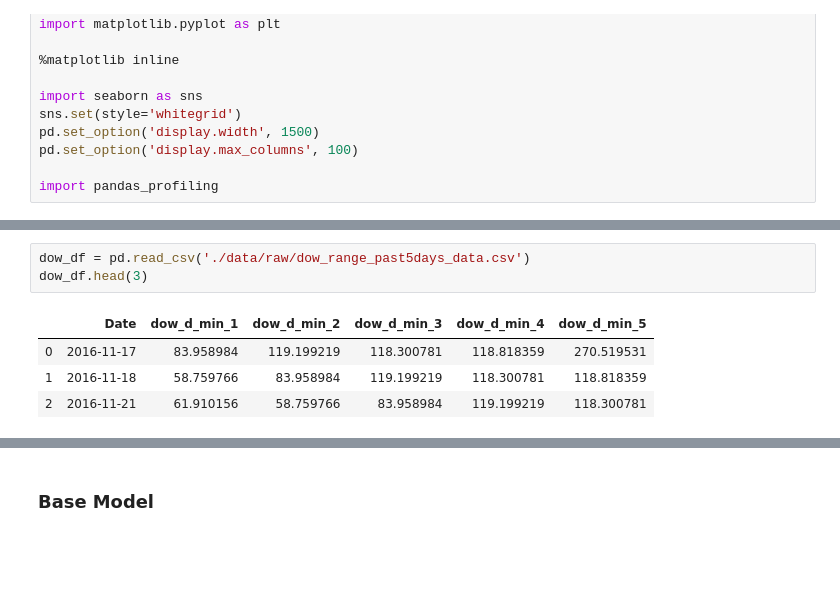
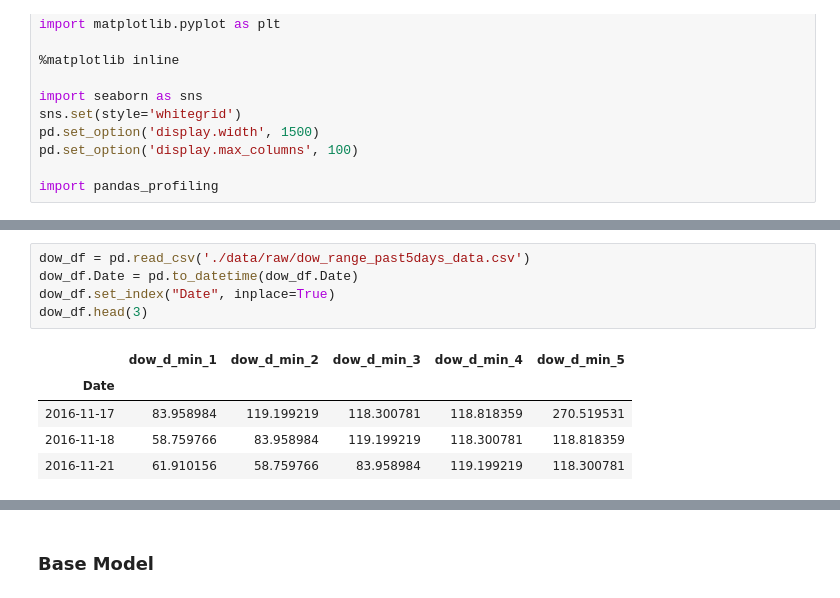
Before and after one commit to ddemarco96/FinalProject40, a Jupyter notebook: Milestone4_Dylan.ipynb, the cells around one changed output, grey strips where cells are left out. Cells and saved outputs as stored; diff of their text form; blank space fills up the shorter version.

Commit message:
Create model dataframes

```diff
--- a/Milestone4_Dylan.ipynb
+++ b/Milestone4_Dylan.ipynb
@@ -50,8 +66,11 @@ tweet_df.groupby('ref_date').agg({'polarity':['mean', 'max'], 'word_mentions':'s
 # %%
 dow_df = pd.read_csv('./data/raw/dow_range_past5days_data.csv')
+dow_df.Date = pd.to_datetime(dow_df.Date)
+dow_df.set_index("Date", inplace=True)
 dow_df.head(3)
 # %% [output]
-|  | Date | dow_d_min_1 | dow_d_min_2 | dow_d_min_3 | dow_d_min_4 | dow_d_min_5 |
-| 0 | 2016-11-17 | 83.958984 | 119.199219 | 118.300781 | 118.818359 | 270.519531 |
-| 1 | 2016-11-18 | 58.759766 | 83.958984 | 119.199219 | 118.300781 | 118.818359 |
-| 2 | 2016-11-21 | 61.910156 | 58.759766 | 83.958984 | 119.199219 | 118.300781 |
+|  | dow_d_min_1 | dow_d_min_2 | dow_d_min_3 | dow_d_min_4 | dow_d_min_5 |
+| Date |  |  |  |  |  |
+| 2016-11-17 | 83.958984 | 119.199219 | 118.300781 | 118.818359 | 270.519531 |
+| 2016-11-18 | 58.759766 | 83.958984 | 119.199219 | 118.300781 | 118.818359 |
+| 2016-11-21 | 61.910156 | 58.759766 | 83.958984 | 119.199219 | 118.300781 |
```
Also changed, not shown: parts of 7 cells of this notebook, 3 other files.
